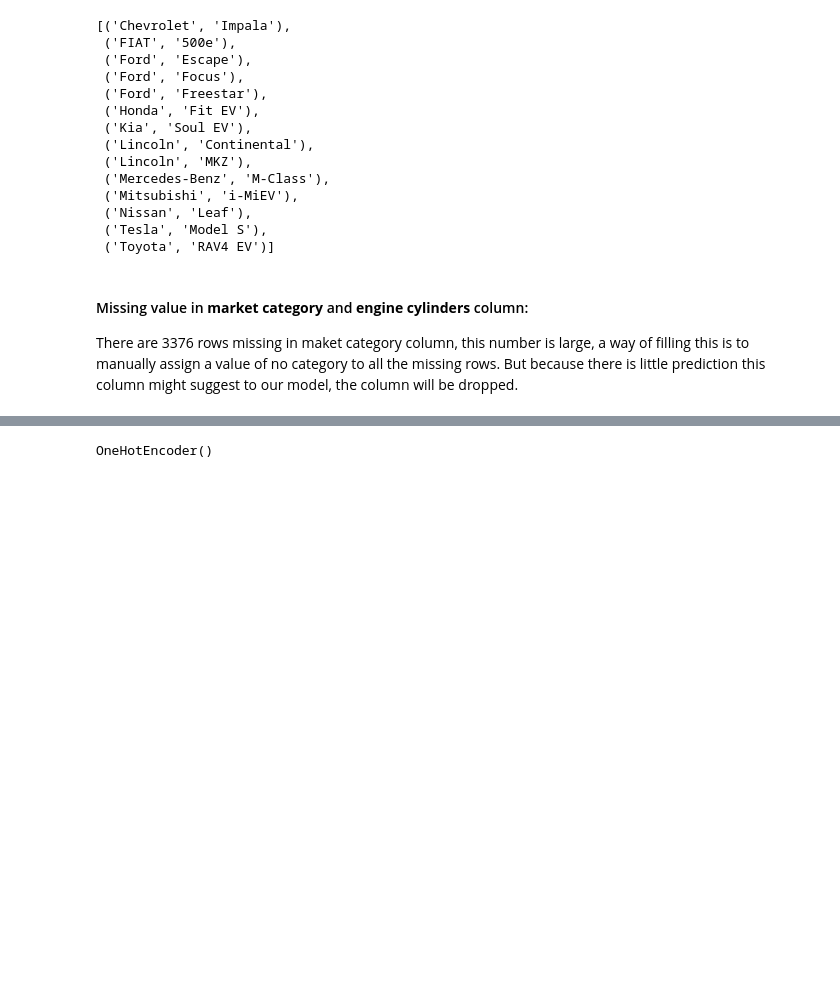
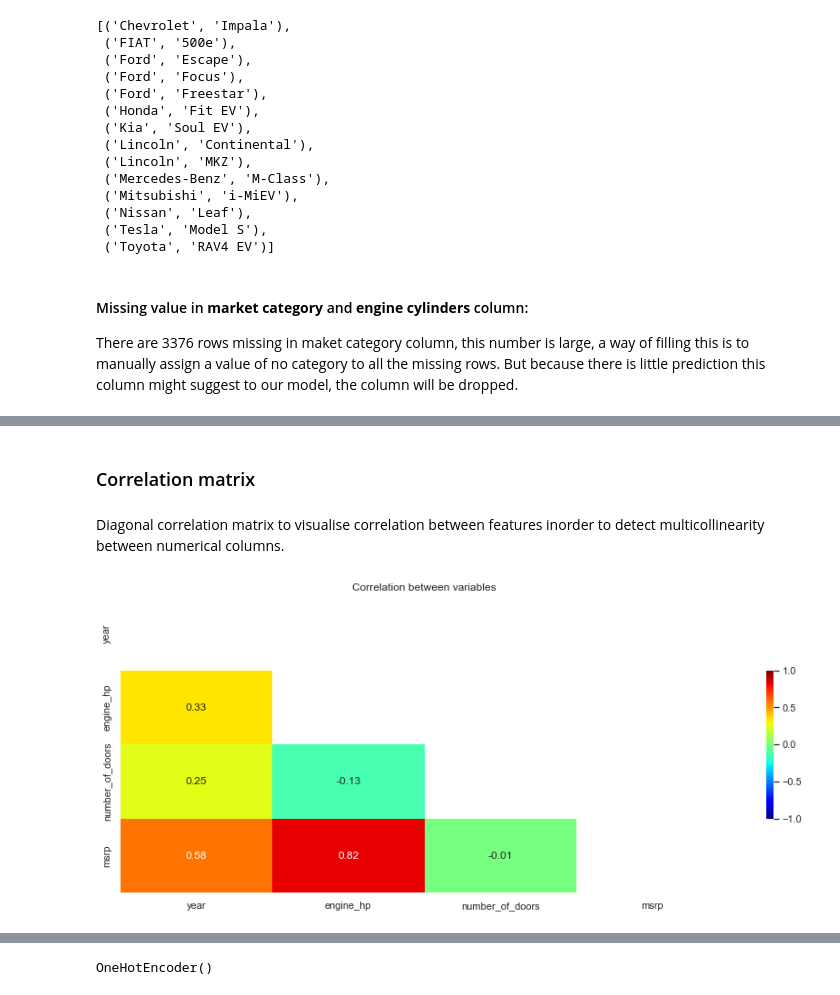
Before and after one commit to toludoyin/car-price-prediction, a Jupyter notebook: car_price_analysis_model.ipynb, the cells around one changed output, grey strips where cells are left out. Drawn from its saved outputs; the diff is of its cells as text; code cells hidden in the pictures; blank space fills up the shorter version.

Commit message:
use interative chart and reorganise

```diff
--- a/car_price_analysis_model.ipynb
+++ b/car_price_analysis_model.ipynb
@@ -223,5 +228,3 @@ car_data.loc[(car_data['Engine HP'].isna())  & (car_data['Make'] == 'Toyota') &
 #### Missing value in **market category** and  **engine cylinders** column:
 
 There are 3376 rows missing in maket category column, this number is large, a way of filling this is to manually assign a value of no category to all the missing rows. But because there is little prediction this column might suggest to our model, the column will be dropped.
-# %%
-car_data = car_data.drop(columns = 'Market Category', 'Engine Cylinders'axis = 1)
@@ -241,10 +230,0 @@ rename_column(car_data)
-# %%
-car_data['engine_fuel_type'] = car_data['engine_fuel_type'].replace(['Premium Unleaded (Required)', 'Premium Unleaded (Recommended)'], 'Premium Unleaded')
-
-car_data['engine_fuel_type'] = car_data['engine_fuel_type'].replace(['Flex-Fuel (Premium Unleaded Recommended/E85)', 'Flex-Fuel (Unleaded/E85)', 'Flex-Fuel (Premium Unleaded Required/E85)', 'Flex-Fuel (Unleaded/Natural Gas)'], 'Flex-Fuel')
-
-car_data['number_of_doors'] = car_data['number_of_doors'].astype(int)
-
-
-# drop irrelevant column
-car_data = car_data.drop(['model', 'engine_cylinders', 'popularity', 'highway_mpg'], axis=1)
@@ -346,0 +231,2 @@ Number of distinct row in categorical column
+# %%
+car_data = car_data.drop(columns=['Market Category', 'Engine Cylinders'], axis = 1)
@@ -346,0 +247,11 @@ Number of distinct row in categorical column
+# %%
+car_data['engine_fuel_type'] = car_data['engine_fuel_type'].replace(['Premium Unleaded (Required)', 'Premium Unleaded (Recommended)'], 'Premium Unleaded')
+
+car_data['engine_fuel_type'] = car_data['engine_fuel_type'].replace(['Flex-Fuel (Premium Unleaded Recommended/E85)', 'Flex-Fuel (Unleaded/E85)', 'Flex-Fuel (Premium Unleaded Required/E85)', 'Flex-Fuel (Unleaded/Natural Gas)'], 'Flex-Fuel')
+
+car_data['number_of_doors'] = car_data['number_of_doors'].astype(int)
+
+
+car_data['new_model'] = car_data['make'] + ' ' + car_data['model']  #join make and model for easy search
+
+car_data = car_data.drop(['popularity', 'highway_mpg', 'city_mpg', 'model'], axis=1) # drop irrelevant column
@@ -346,0 +315,23 @@ Number of distinct row in categorical column
+# %% [markdown]
+### Correlation matrix
+# %% [markdown]
+Diagonal correlation matrix to visualise correlation between features inorder to detect multicollinearity between numerical columns.
+# %%
+sb.set_theme(style="white")
+car_corr  = cleaned_car_data.corr()
+mask = np.triu(cleaned_car_data.corr())
+f, ax = plt.subplots(figsize=(15, 6))
+plt.title('Correlation between variables')
+
+sb.heatmap(car_corr,
+            mask=mask,
+            cmap='jet',
+            annot=True,
+            fmt='.2f',
+            vmin=-1,
+            vmax=1,
+            center=0,
+            cbar_kws={"shrink": .5}
+            );
+# %% [output]
+[figure, added]
```
Also changed, not shown: parts of 66 cells of this notebook.
